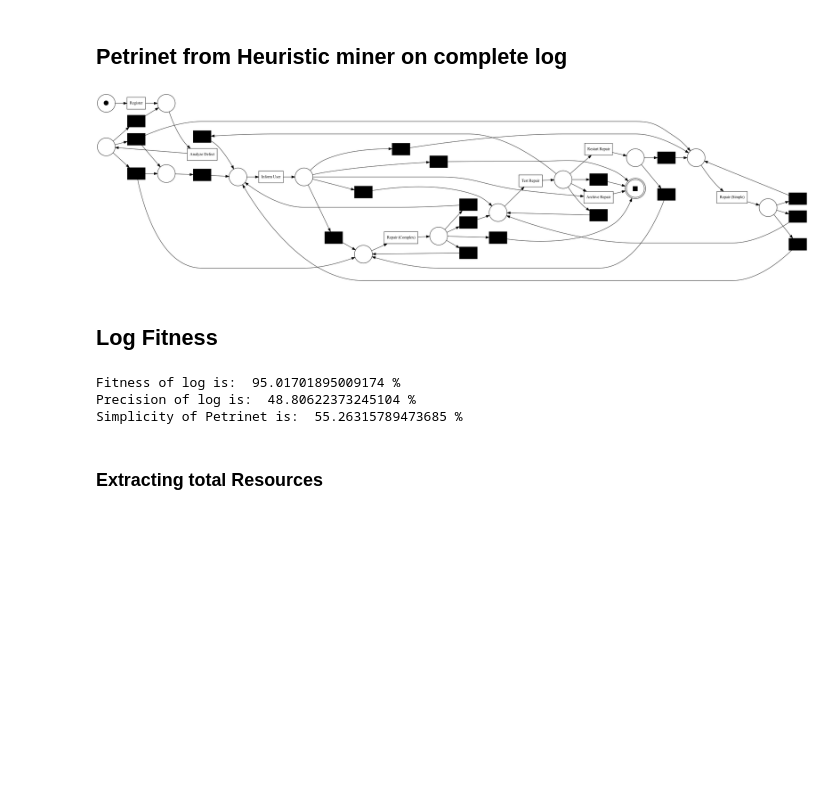
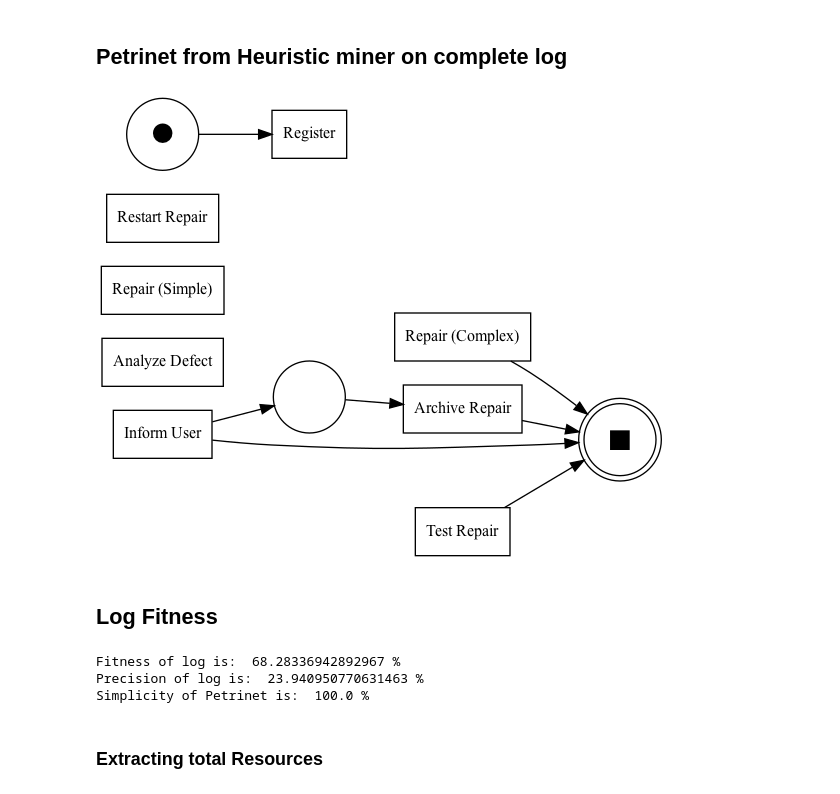
Before and after one commit to asadTariq666/Thesis-Trace-Clustering-Test-Project, a Jupyter notebook: Trace Clustering In Process Mining/Trace_Clustering_Repair_Resource_Heuristic_miner.ipynb, the cells around one changed output. Saved outputs shown, nothing was run; the diff lists cells and outputs as text; code cells hidden in the pictures; blank space fills up the shorter version.

```diff
--- a/Trace Clustering In Process Mining/Trace_Clustering_Repair_Resource_Heuristic_miner.ipynb
+++ b/Trace Clustering In Process Mining/Trace_Clustering_Repair_Resource_Heuristic_miner.ipynb
@@ -23,14 +23,13 @@ log = xes_importer.apply('DataSets/Repair.xes')
 # %% [markdown]
 ## Petrinet from Heuristic miner on complete log
 # %%
-from pm4py.algo.discovery.heuristics import algorithm as heuristics_miner
-net, im, fm = heuristics_miner.apply(log, parameters={heuristics_miner.Variants.CLASSIC.value.Parameters.DEPENDENCY_THRESH: 0.90})
-
+from pm4py.algo.discovery.alpha import algorithm as alpha_miner
+net, im, fm = alpha_miner.apply(log)
 from pm4py.visualization.petri_net import visualizer as pn_visualizer
 gviz = pn_visualizer.apply(net, im, fm)
 pn_visualizer.view(gviz)
 # %% [output]
-[figure, old version]
+[figure, new version]
 # %% [markdown]
 ## Log Fitness
 # %%
@@ -47,9 +46,9 @@ print('Fitness of log is: ', fitness['log_fitness']*100,'%')
 print('Precision of log is: ', prec*100,'%')
 print('Simplicity of Petrinet is: ', simp*100,'%')
 # %% [output]
-Fitness of log is:  95.01701895009174 %
-Precision of log is:  48.80622373245104 %
-Simplicity of Petrinet is:  55.26315789473685 %
+Fitness of log is:  68.28336942892967 %
+Precision of log is:  23.940950770631463 %
+Simplicity of Petrinet is:  100.0 %
 # %% [markdown]
 ### Extracting total Resources
 # %%
```
Also changed, not shown: parts of 30 cells of this notebook, 1 other file.
